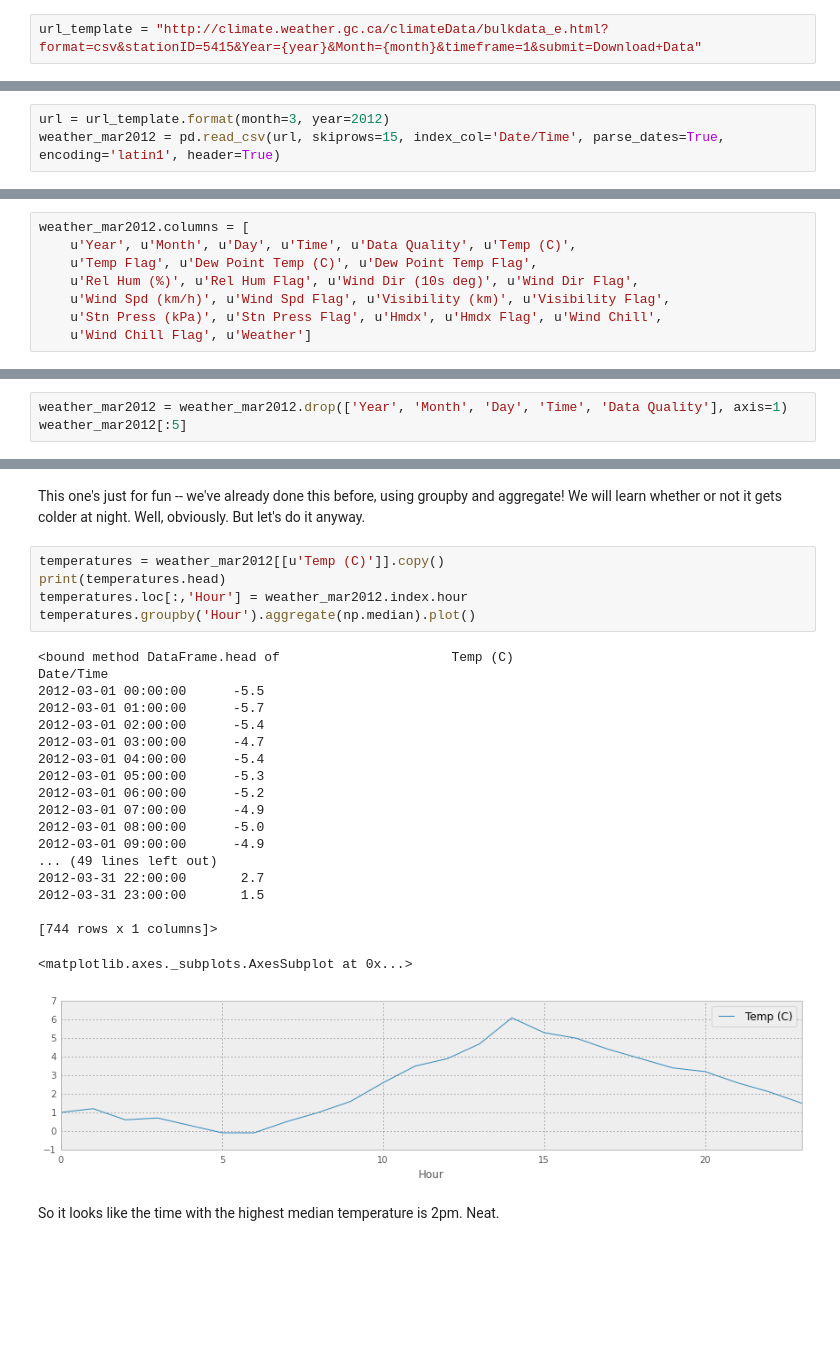
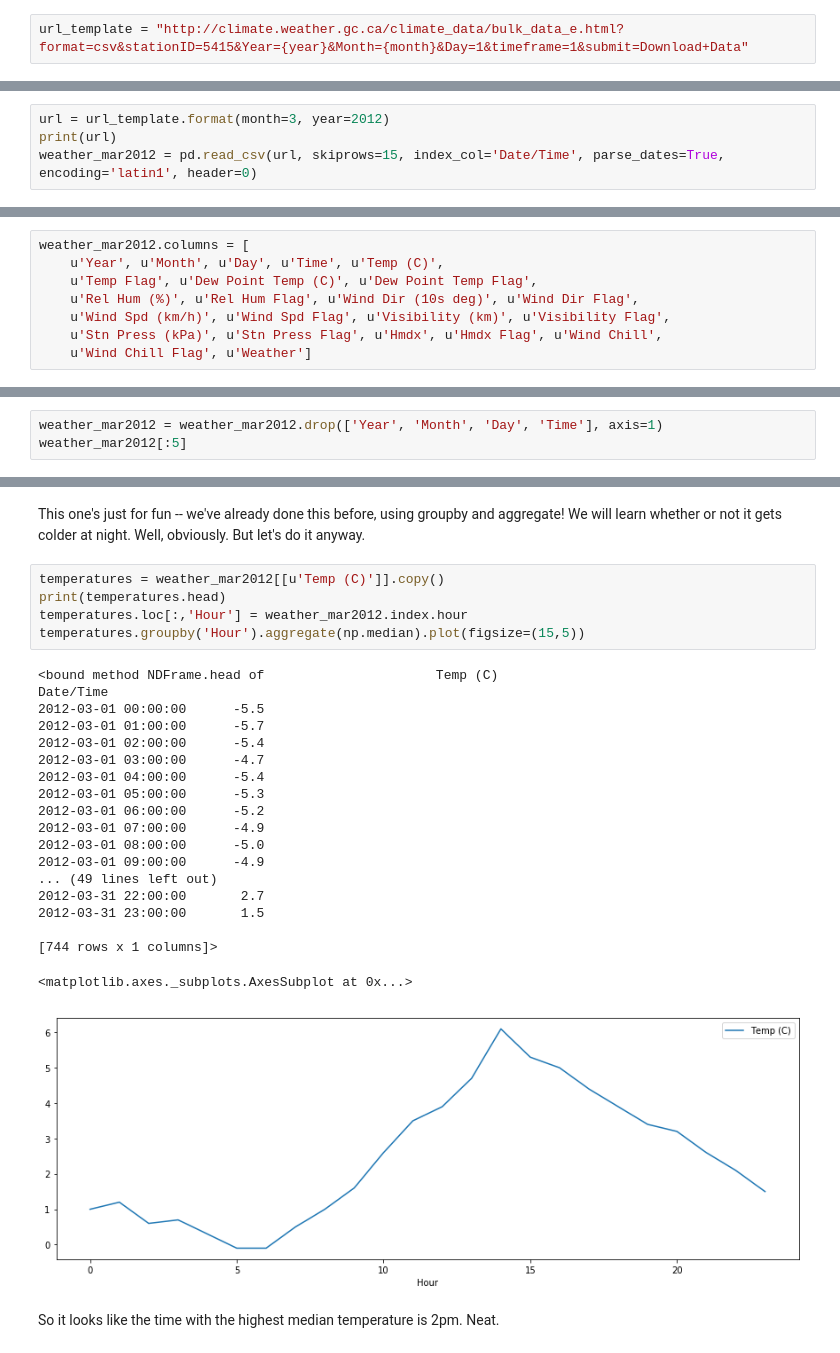
Before and after one commit to jvns/pandas-cookbook, a Jupyter notebook: cookbook/Chapter 5 - Combining dataframes and scraping Canadian weather data.ipynb, the cells around one changed output, grey strips where cells are left out. Cells and saved outputs as stored; diff of their text form; blank space fills up the shorter version.

```diff
--- a/cookbook/Chapter 5 - Combining dataframes and scraping Canadian weather data.ipynb
+++ b/cookbook/Chapter 5 - Combining dataframes and scraping Canadian weather data.ipynb
@@ -30,9 +28,10 @@ Here we're going to get the data for March 2012, and clean it up
 
 Here's an URL template you can use to get data in Montreal.
 # %%
-url_template = "http://climate.weather.gc.ca/climateData/bulkdata_e.html?format=csv&stationID=5415&Year={year}&Month={month}&timeframe=1&submit=Download+Data"
+url_template = "http://climate.weather.gc.ca/climate_data/bulk_data_e.html?format=csv&stationID=5415&Year={year}&Month={month}&Day=1&timeframe=1&submit=Download+Data"
 # %% [markdown]
 To get the data for March 2013, we need to format it with `month=3, year=2012`.
 # %%
 url = url_template.format(month=3, year=2012)
-weather_mar2012 = pd.read_csv(url, skiprows=15, index_col='Date/Time', parse_dates=True, encoding='latin1', header=True)
+print(url)
+weather_mar2012 = pd.read_csv(url, skiprows=15, index_col='Date/Time', parse_dates=True, encoding='latin1', header=0)
@@ -77,7 +78,7 @@ And I was out of town and I missed it. Still sad, humans.
 I had to write `'\xb0'` for that degree character °. Let's fix up the columns. We're going to just print them out, copy, and fix them up by hand.
 # %%
 weather_mar2012.columns = [
-    u'Year', u'Month', u'Day', u'Time', u'Data Quality', u'Temp (C)',
+    u'Year', u'Month', u'Day', u'Time', u'Temp (C)',
     u'Temp Flag', u'Dew Point Temp (C)', u'Dew Point Temp Flag',
     u'Rel Hum (%)', u'Rel Hum Flag', u'Wind Dir (10s deg)', u'Wind Dir Flag',
     u'Wind Spd (km/h)', u'Wind Spd Flag', u'Visibility (km)', u'Visibility Flag',
@@ -105,7 +106,7 @@ The Year/Month/Day/Time columns are redundant, though, and the Data Quality colu
 
 The `axis=1` argument means "Drop columns", like before. The default for operations like `dropna` and `drop` is always to operate on rows.
 # %%
-weather_mar2012 = weather_mar2012.drop(['Year', 'Month', 'Day', 'Time', 'Data Quality'], axis=1)
+weather_mar2012 = weather_mar2012.drop(['Year', 'Month', 'Day', 'Time'], axis=1)
 weather_mar2012[:5]
 # %% [output]
 |  | Temp (C) | Dew Point Temp (C) | Rel Hum (%) | Wind Spd (km/h) | Visibility (km) | Stn Press (kPa) | ... |
@@ -124,28 +125,28 @@ This one's just for fun -- we've already done this before, using groupby and agg
 # %%
 temperatures = weather_mar2012[[u'Temp (C)']].copy()
 print(temperatures.head)
 temperatures.loc[:,'Hour'] = weather_mar2012.index.hour
-temperatures.groupby('Hour').aggregate(np.median).plot()
+temperatures.groupby('Hour').aggregate(np.median).plot(figsize=(15,5))
 # %% [output]
-<bound method DataFrame.head of                      Temp (C)
+<bound method NDFrame.head of                      Temp (C)
 Date/Time
 2012-03-01 00:00:00      -5.5
 2012-03-01 01:00:00      -5.7
 2012-03-01 02:00:00      -5.4
 2012-03-01 03:00:00      -4.7
 2012-03-01 04:00:00      -5.4
 2012-03-01 05:00:00      -5.3
 2012-03-01 06:00:00      -5.2
 2012-03-01 07:00:00      -4.9
 2012-03-01 08:00:00      -5.0
 2012-03-01 09:00:00      -4.9
 ... (49 lines left out)
 2012-03-31 22:00:00       2.7
 2012-03-31 23:00:00       1.5
 
 [744 rows x 1 columns]>
 <matplotlib.axes._subplots.AxesSubplot at 0x...>
-[figure, old version]
+[figure, new version]
 # %% [markdown]
 So it looks like the time with the highest median temperature is 2pm. Neat.
 # %% [markdown]
```
Also changed, not shown: parts of 9 cells of this notebook, 9 other files.
